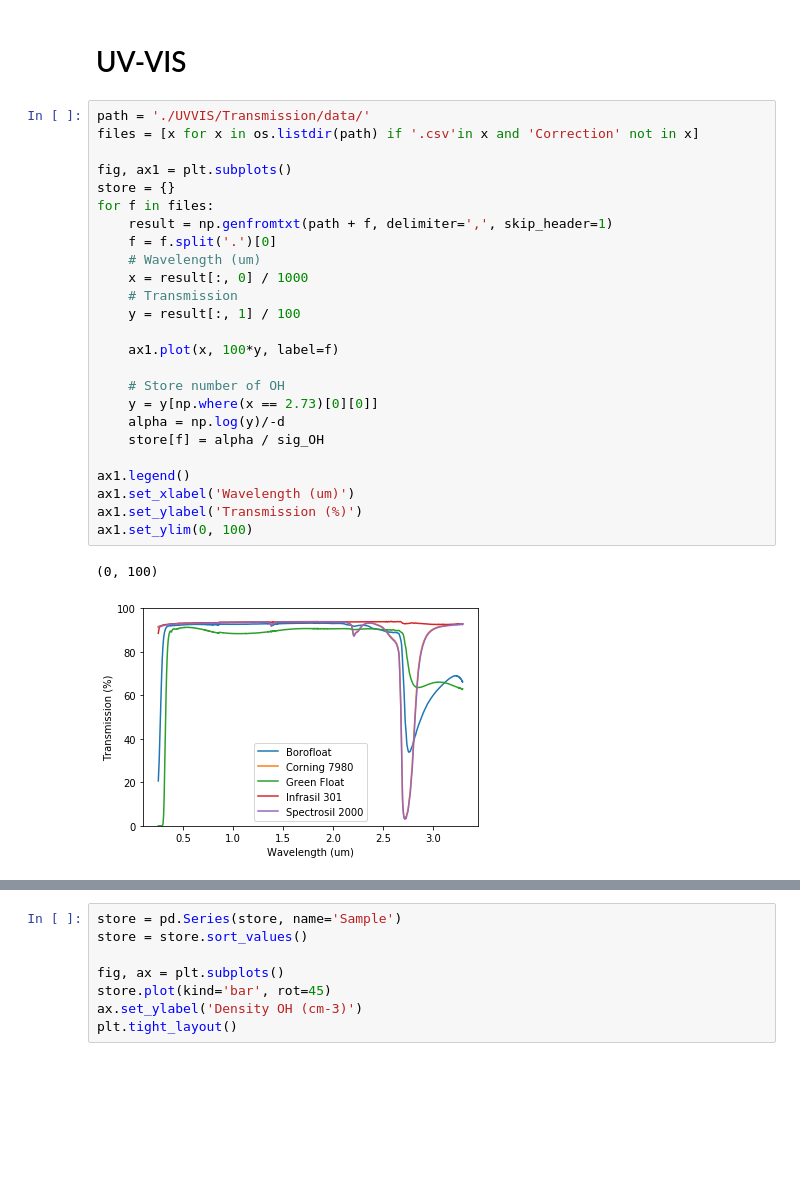
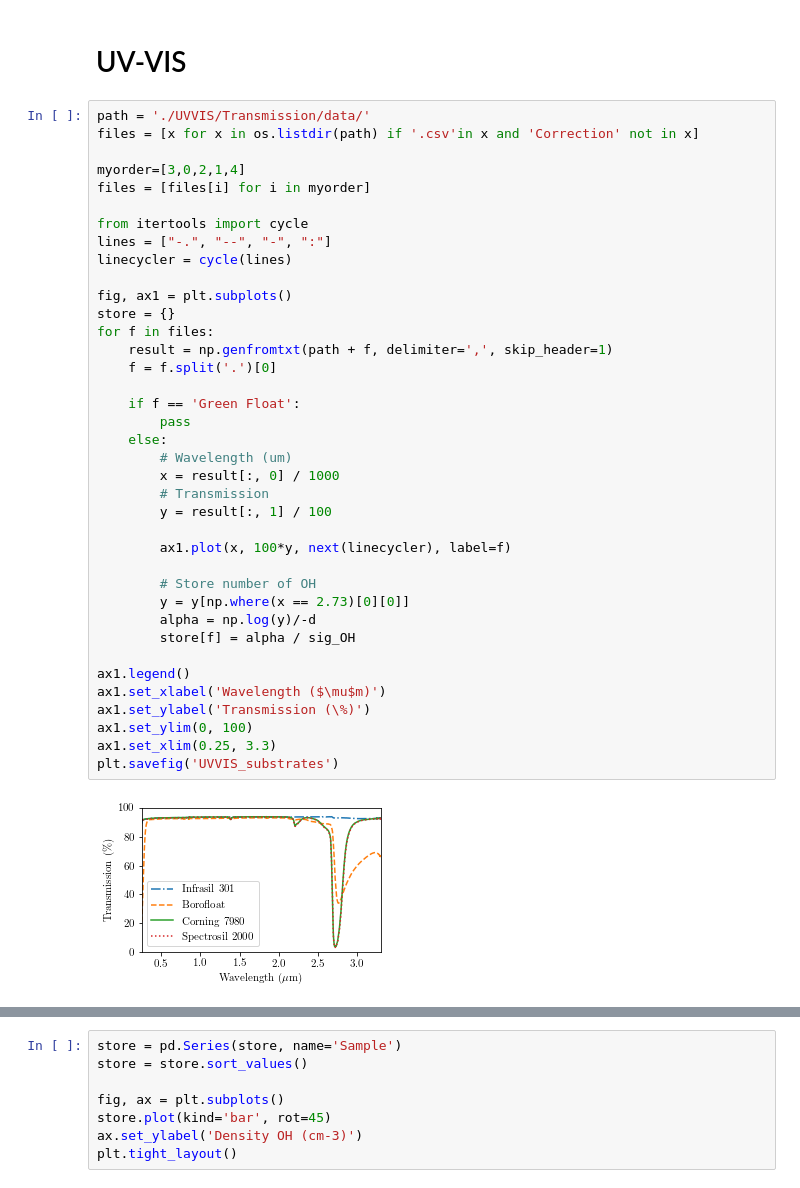
Before and after one commit to thomaspmann/LeedsPhotonics, a Jupyter notebook: Glass OH Content/Polman analysis.ipynb, the cells around one changed output, grey strips where cells are left out. Cells and saved outputs as stored; diff of their text form; blank space fills up the shorter version.

```diff
--- a/Glass OH Content/Polman analysis.ipynb
+++ b/Glass OH Content/Polman analysis.ipynb
@@ -129,28 +129,40 @@ ax2.set_ylim(0, 100)
 # %%
 path = './UVVIS/Transmission/data/'
 files = [x for x in os.listdir(path) if '.csv'in x and 'Correction' not in x]
+
+myorder=[3,0,2,1,4]
+files = [files[i] for i in myorder]
+
+from itertools import cycle
+lines = ["-.", "--", "-", ":"]
+linecycler = cycle(lines)
 
 fig, ax1 = plt.subplots()
 store = {}
 for f in files:
     result = np.genfromtxt(path + f, delimiter=',', skip_header=1)
     f = f.split('.')[0]
-    # Wavelength (um)
-    x = result[:, 0] / 1000
-    # Transmission
-    y = result[:, 1] / 100
 
-    ax1.plot(x, 100*y, label=f)
+    if f == 'Green Float':
+        pass
+    else:
+        # Wavelength (um)
+        x = result[:, 0] / 1000
+        # Transmission
+        y = result[:, 1] / 100
 
-    # Store number of OH
-    y = y[np.where(x == 2.73)[0][0]]
-    alpha = np.log(y)/-d
-    store[f] = alpha / sig_OH
+        ax1.plot(x, 100*y, next(linecycler), label=f)
+
+        # Store number of OH
+        y = y[np.where(x == 2.73)[0][0]]
+        alpha = np.log(y)/-d
+        store[f] = alpha / sig_OH
 
 ax1.legend()
-ax1.set_xlabel('Wavelength (um)')
-ax1.set_ylabel('Transmission (%)')
+ax1.set_xlabel('Wavelength ($\mu$m)')
+ax1.set_ylabel('Transmission (\%)')
 ax1.set_ylim(0, 100)
+ax1.set_xlim(0.25, 3.3)
+plt.savefig('UVVIS_substrates')
 # %% [output]
-(0, 100)
-[figure, old version]
+[figure, new version]
```
Also changed, not shown: parts of 7 cells of this notebook, 9 other files.
